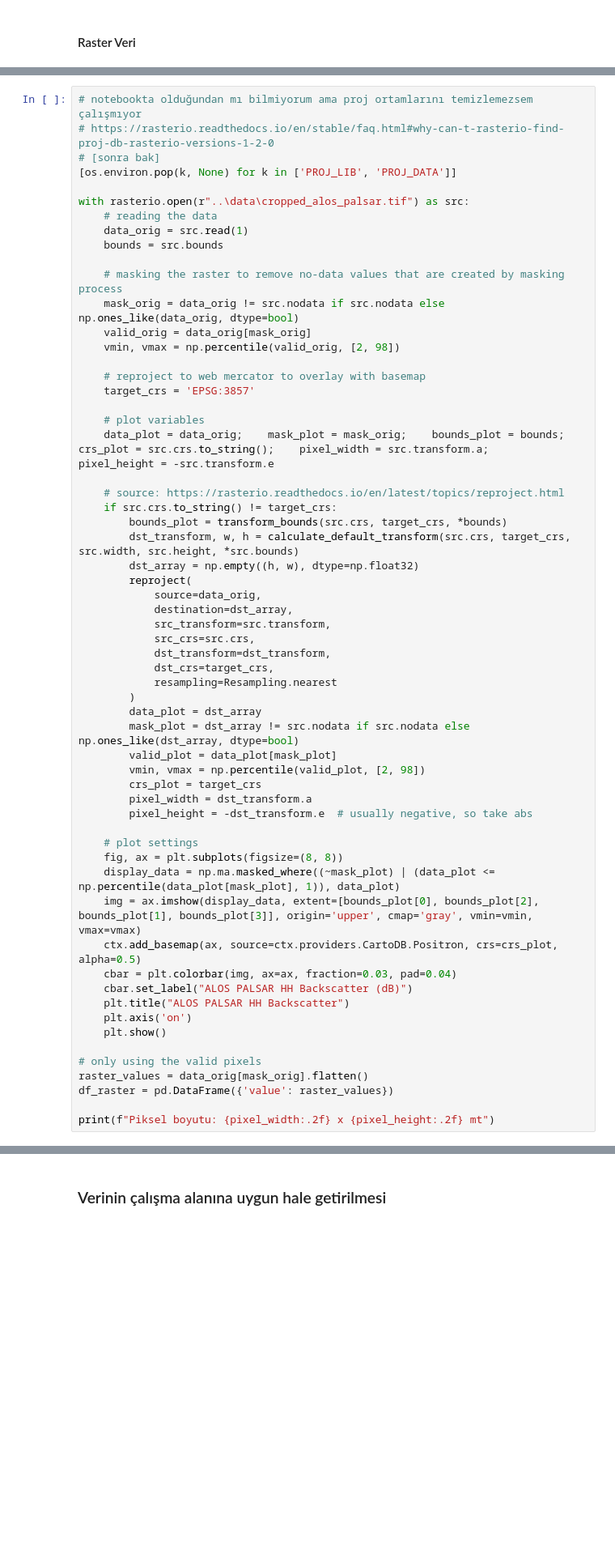
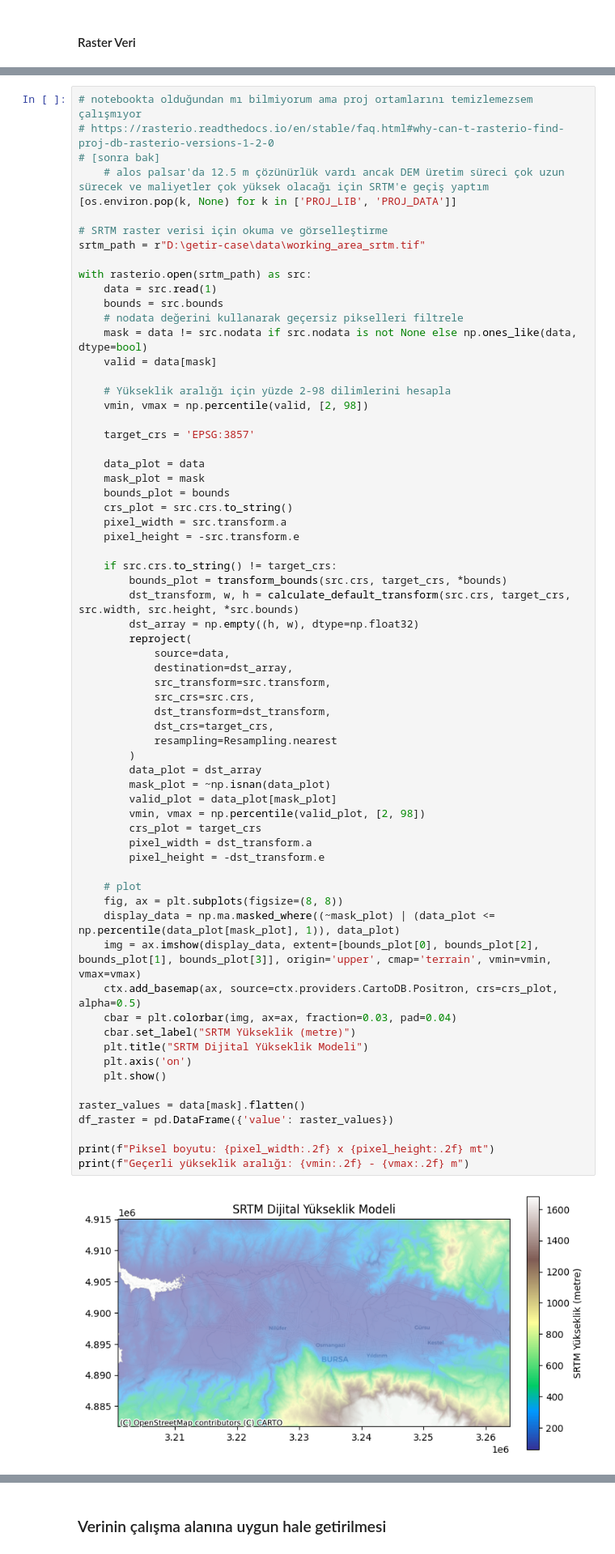
Before and after one commit to mertturunc/purple-case, a Jupyter notebook: notebooks/orders_service_area.ipynb, the cells around one changed output, grey strips where cells are left out. Shown at 81% size. Drawn from its saved outputs; the diff is of its cells as text; blank space fills up the shorter version.

Commit message:
changing sat img from palsar to srtm

```diff
--- a/notebooks/orders_service_area.ipynb
+++ b/notebooks/orders_service_area.ipynb
@@ -316,59 +327,67 @@ Alos Palsar açıklama
 # notebookta olduğundan mı bilmiyorum ama proj ortamlarını temizlemezsem çalışmıyor
 # https://rasterio.readthedocs.io/en/stable/faq.html#why-can-t-rasterio-find-proj-db-rasterio-versions-1-2-0
 # [sonra bak]
+    # alos palsar'da 12.5 m çözünürlük vardı ancak DEM üretim süreci çok uzun sürecek ve maliyetler çok yüksek olacağı için SRTM'e geçiş yaptım
 [os.environ.pop(k, None) for k in ['PROJ_LIB', 'PROJ_DATA']]
 
-with rasterio.open(r"..\data\cropped_alos_palsar.tif") as src:
-    # reading the data
-    data_orig = src.read(1)
+# SRTM raster verisi için okuma ve görselleştirme
+srtm_path = r"D:\getir-case\data\working_area_srtm.tif"
+
+with rasterio.open(srtm_path) as src:
+    data = src.read(1)
     bounds = src.bounds
+    # nodata değerini kullanarak geçersiz pikselleri filtrele
+    mask = data != src.nodata if src.nodata is not None else np.ones_like(data, dtype=bool)
+    valid = data[mask]
 
-    # masking the raster to remove no-data values that are created by masking process
-    mask_orig = data_orig != src.nodata if src.nodata else np.ones_like(data_orig, dtype=bool)
-    valid_orig = data_orig[mask_orig]
-    vmin, vmax = np.percentile(valid_orig, [2, 98])
+    # Yükseklik aralığı için yüzde 2-98 dilimlerini hesapla
+    vmin, vmax = np.percentile(valid, [2, 98])
 
-    # reproject to web mercator to overlay with basemap
     target_crs = 'EPSG:3857'
 
-    # plot variables
-    data_plot = data_orig;    mask_plot = mask_orig;    bounds_plot = bounds;    crs_plot = src.crs.to_string();    pixel_width = src.transform.a;    pixel_height = -src.transform.e
+    data_plot = data
+    mask_plot = mask
+    bounds_plot = bounds
+    crs_plot = src.crs.to_string()
+    pixel_width = src.transform.a
+    pixel_height = -src.transform.e
 
-    # source: https://rasterio.readthedocs.io/en/latest/topics/reproject.html
     if src.crs.to_string() != target_crs:
         bounds_plot = transform_bounds(src.crs, target_crs, *bounds)
         dst_transform, w, h = calculate_default_transform(src.crs, target_crs, src.width, src.height, *src.bounds)
         dst_array = np.empty((h, w), dtype=np.float32)
         reproject(
-            source=data_orig,
+            source=data,
             destination=dst_array,
             src_transform=src.transform,
             src_crs=src.crs,
             dst_transform=dst_transform,
             dst_crs=target_crs,
             resampling=Resampling.nearest
         )
         data_plot = dst_array
-        mask_plot = dst_array != src.nodata if src.nodata else np.ones_like(dst_array, dtype=bool)
+        mask_plot = ~np.isnan(data_plot)
         valid_plot = data_plot[mask_plot]
         vmin, vmax = np.percentile(valid_plot, [2, 98])
         crs_plot = target_crs
         pixel_width = dst_transform.a
-        pixel_height = -dst_transform.e  # usually negative, so take abs
+        pixel_height = -dst_transform.e
 
-    # plot settings
+    # plot
     fig, ax = plt.subplots(figsize=(8, 8))
     display_data = np.ma.masked_where((~mask_plot) | (data_plot <= np.percentile(data_plot[mask_plot], 1)), data_plot)
-    img = ax.imshow(display_data, extent=[bounds_plot[0], bounds_plot[2], bounds_plot[1], bounds_plot[3]], origin='upper', cmap='gray', vmin=vmin, vmax=vmax)
+    img = ax.imshow(display_data, extent=[bounds_plot[0], bounds_plot[2], bounds_plot[1], bounds_plot[3]], origin='upper', cmap='terrain', vmin=vmin, vmax=vmax)
     ctx.add_basemap(ax, source=ctx.providers.CartoDB.Positron, crs=crs_plot, alpha=0.5)
     cbar = plt.colorbar(img, ax=ax, fraction=0.03, pad=0.04)
-    cbar.set_label("ALOS PALSAR HH Backscatter (dB)")
-    plt.title("ALOS PALSAR HH Backscatter")
+    cbar.set_label("SRTM Yükseklik (metre)")
+    plt.title("SRTM Dijital Yükseklik Modeli")
     plt.axis('on')
     plt.show()
 
-# only using the valid pixels
-raster_values = data_orig[mask_orig].flatten()
+raster_values = data[mask].flatten()
 df_raster = pd.DataFrame({'value': raster_values})
 
 print(f"Piksel boyutu: {pixel_width:.2f} x {pixel_height:.2f} mt")
+print(f"Geçerli yükseklik aralığı: {vmin:.2f} - {vmax:.2f} m")
+# %% [output]
+[figure, added]
```
Also changed, not shown: parts of 8 cells of this notebook, 3 other files.
